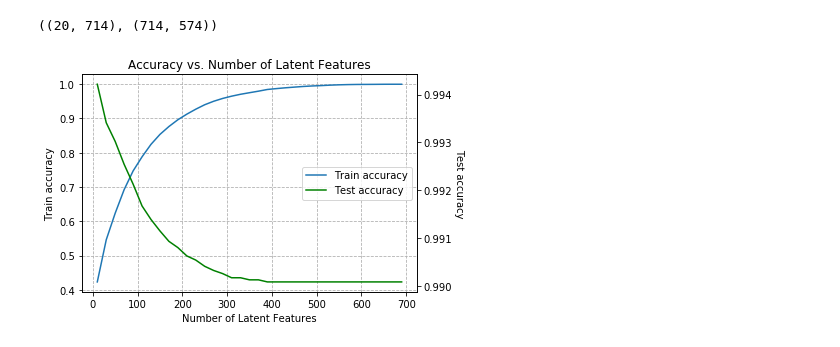
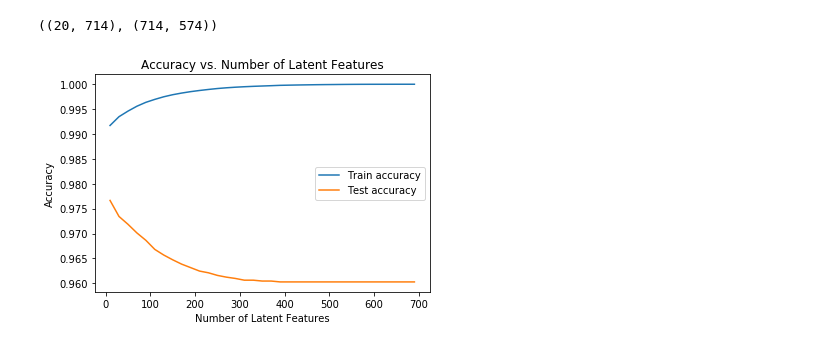
Before and after one commit to zxhx/DSND-project--Recommendations_with_IBM, a Jupyter notebook: Recommendations_with_IBM-zh.ipynb, the cells around one changed output. Cells and saved outputs as stored; diff of their text form; code cells hidden in the pictures.

```diff
--- a/Recommendations_with_IBM-zh.ipynb
+++ b/Recommendations_with_IBM-zh.ipynb
@@ -772,29 +772,52 @@ for k in num_latent_feats:
                             user_item_test_est.flatten(),
                             labels=[1.0],
                             average='macro'))
-# %%
-# show the result of Accuracy vs. Number of Latent Features
-fig, ax1 = plt.subplots()
-ax2 = ax1.twinx()
-
-ax1.plot(num_latent_feats, 1 - np.array(sum_errs_train)/df.shape[0], label="Train accuracy")
-ax2.plot(num_latent_feats, 1 - np.array(sum_errs_test)/df.shape[0], color='green', label="Test accuracy")
-
-handler1, label1 = ax1.get_legend_handles_labels()
-handler2, label2 = ax2.get_legend_handles_labels()
-
-ax1.legend(handler1+handler2, label1+label2, loc='center right')
-
-ax1.set_title('Accuracy vs. Number of Latent Features')
-ax1.grid(linestyle='--')
-
-ax1.set_xlabel('Number of Latent Features')
-ax1.set_ylabel('Train accuracy')
-ax2.set_ylabel('Test accuracy', rotation=270, labelpad=12)
-
-plt.show()
-# %% [output]
-[figure, removed]
+# %%
+# show the result of Accuracy vs. Number of Latent Features
+def estimate(u, s, vt, user_item_matrix, num_latent_feats):
+    '''
+    INPUTS:
+    u: u matrix of SVD output
+    s: s matrix of SVD output
+    vt: v transpose matrix of SVD output
+    user_item_matrix: a user-item matrix of the dataframe
+    num_latent_feats: the number of latent features of the numpy array
+
+    OUTPUT:
+    sum_errs: the list of total errors
+
+    '''
+    sum_errs = []
+    for k in num_latent_feats:
+        # restructure with k latent features
+        s_k, u_k, vt_k = np.diag(s[:k]), u[:, :k], vt[:k, :]
+
+        # take dot product
+        user_item_est = np.around(np.dot(np.dot(u_k, s_k), vt_k))
+
+        # compute error for each prediction to actual value
+        diffs = np.subtract(user_item_matrix, user_item_est)
+
+        # total errors and keep track of them
+        err = np.sum(np.sum(np.abs(diffs)))
+        sum_errs.append(err)
+
+    return sum_errs
+
+sum_errs_train = estimate(u_train, s_train, vt_train, user_item_train, num_latent_feats)
+sum_errs_test =   estimate(u_test,   s_train, vt_test,  user_item_test_could_pred, num_latent_feats)
+
+plt.plot(num_latent_feats, 1 - np.array(sum_errs_train)/(user_item_train.size), label='Train accuracy')
+plt.plot(num_latent_feats, 1 - np.array(sum_errs_test)/(user_item_test_could_pred.size), label='Test accuracy')
+
+plt.xlabel('Number of Latent Features');
+plt.ylabel('Accuracy');
+plt.title('Accuracy vs. Number of Latent Features');
+plt.legend(loc = 'center right')
+
+plt.show()
+# %% [output]
+[figure, added]
 # %%
 fig, ax1 = plt.subplots()
 ax2 = ax1.twinx()
```
Also changed, not shown: parts of 4 cells of this notebook, 1 other file.
